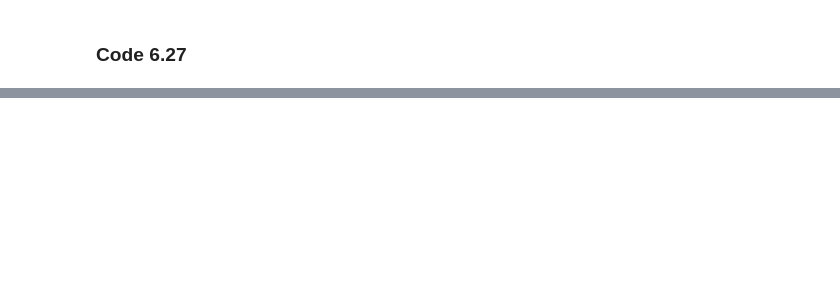
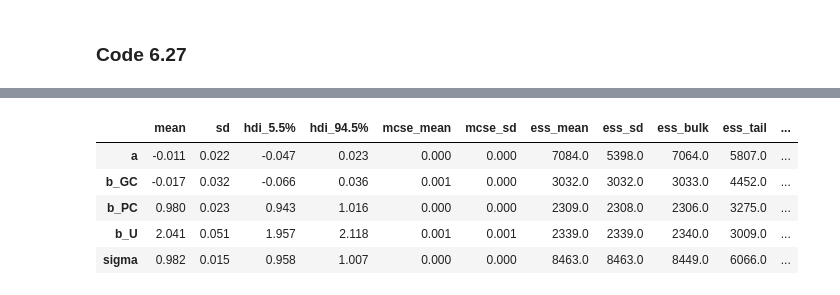
Before and after one commit to somnath1077/statistical_rethinking, a Jupyter notebook: code/ch06/nb03_collider_bias.ipynb, the cells around one changed output, grey strips where cells are left out. Cells and saved outputs as stored; diff of their text form; code cells hidden in the pictures; blank space fills up the shorter version.

```diff
--- a/code/ch06/nb03_collider_bias.ipynb
+++ b/code/ch06/nb03_collider_bias.ipynb
@@ -250,0 +291,12 @@ ax.plot(df_gp['G'], b_GC * df_gp['G'], 'k')
+# %%
+with pm.Model() as m_6_1:
+    a = pm.Normal('a', mu=0, sigma=1)
+    b_GC = pm.Normal('b_GC', mu=0, sigma=1)
+    b_PC = pm.Normal('b_PC', mu=0, sigma=1)
+    b_U = pm.Normal('b_U', mu=0, sigma=1)
+    sigma = pm.Exponential('sigma', lam=1)
+
+    mu = pm.Deterministic('mu', a + b_GC * df_gp['G'] + b_PC * df_gp['P'] + b_U * df_gp['U'])
+    C = pm.Normal('C', mu=mu, sigma=sigma, observed=df_gp['C'])
+
+    trace_6_12 = pm.sample(2000, init='advi', tune=2000)
@@ -250,0 +313,9 @@ ax.plot(df_gp['G'], b_GC * df_gp['G'], 'k')
+# %%
+az.summary(trace_6_12, var_names=['a', 'b_GC', 'b_PC', 'b_U', 'sigma'], hdi_prob=0.89)
+# %% [output]
+|  | mean | sd | hdi_5.5% | hdi_94.5% | mcse_mean | mcse_sd | ess_mean | ess_sd | ess_bulk | ess_tail | ... |
+| a | -0.011 | 0.022 | -0.047 | 0.023 | 0.000 | 0.000 | 7084.0 | 5398.0 | 7064.0 | 5807.0 | ... |
+| b_GC | -0.017 | 0.032 | -0.066 | 0.036 | 0.001 | 0.000 | 3032.0 | 3032.0 | 3033.0 | 4452.0 | ... |
+| b_PC | 0.980 | 0.023 | 0.943 | 1.016 | 0.000 | 0.000 | 2309.0 | 2308.0 | 2306.0 | 3275.0 | ... |
+| b_U | 2.041 | 0.051 | 1.957 | 2.118 | 0.001 | 0.001 | 2339.0 | 2339.0 | 2340.0 | 3009.0 | ... |
+| sigma | 0.982 | 0.015 | 0.958 | 1.007 | 0.000 | 0.000 | 8463.0 | 8463.0 | 8449.0 | 6066.0 | ... |
```
Also changed, not shown: parts of 10 cells of this notebook.
